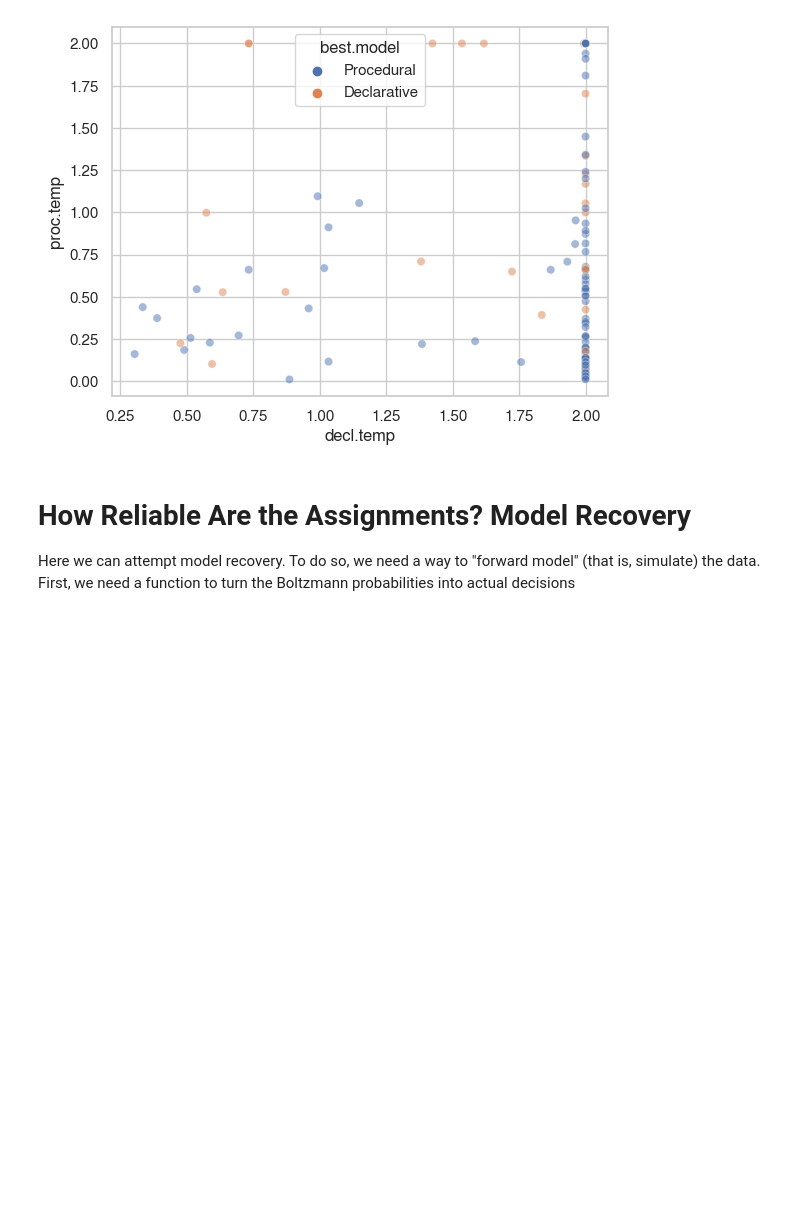
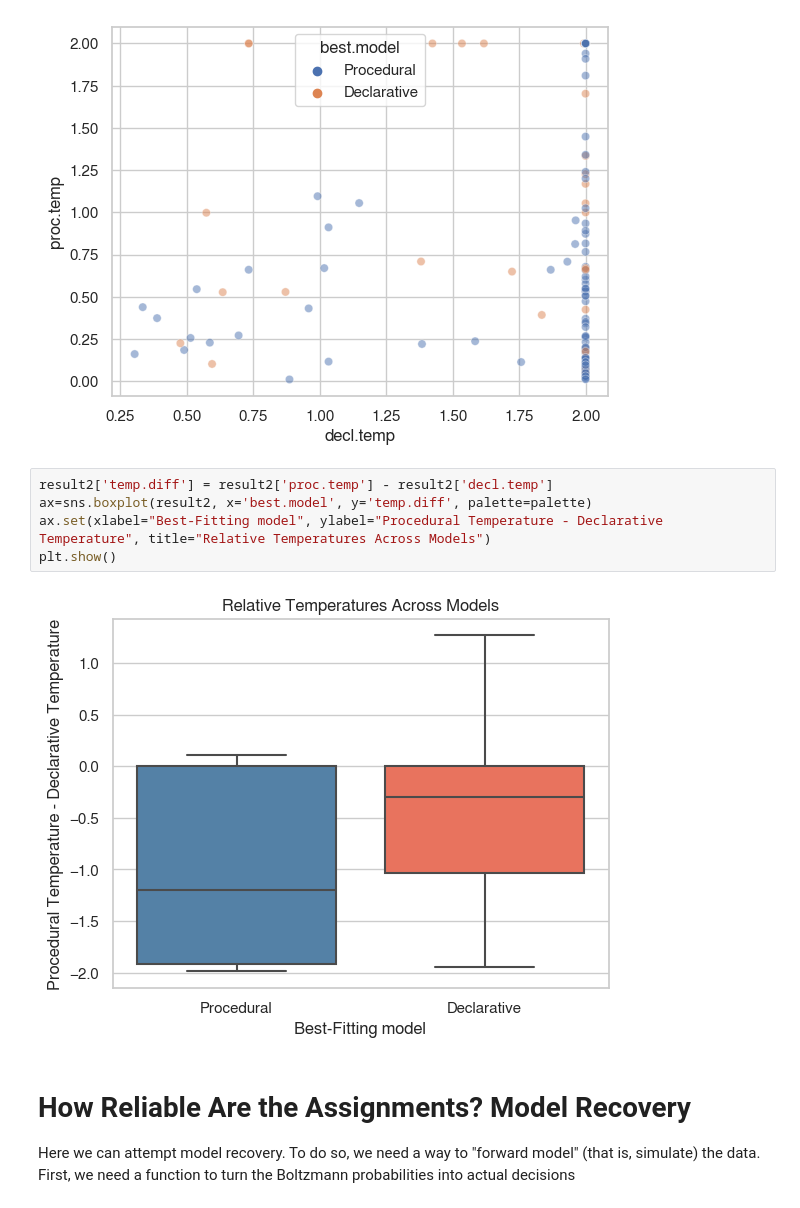
Before and after one commit to UWCCDL/ProcVsDecl, a Jupyter notebook: analysis3/LLmodelPython.ipynb, the cells around one changed output. Cells and saved outputs as stored; diff of their text form; blank space fills up the shorter version.

Commit message:
Updated README and figures

```diff
--- a/analysis3/LLmodelPython.ipynb
+++ b/analysis3/LLmodelPython.ipynb
@@ -560,6 +561,13 @@ sns.scatterplot(data=result2, x='decl.temp', y='proc.temp', hue='best.model', al
 [figure]
 <Axes: xlabel='decl.temp', ylabel='proc.temp'>
 [figure]
+# %%
+result2['temp.diff'] = result2['proc.temp'] - result2['decl.temp']
+ax=sns.boxplot(result2, x='best.model', y='temp.diff', palette=palette)
+ax.set(xlabel="Best-Fitting model", ylabel="Procedural Temperature - Declarative Temperature", title="Relative Temperatures Across Models")
+plt.show()
+# %% [output]
+[figure, added]
 # %% [markdown]
 # How Reliable Are the Assignments? Model Recovery
 
```
Also changed, not shown: parts of 3 cells of this notebook, 11 other files.
